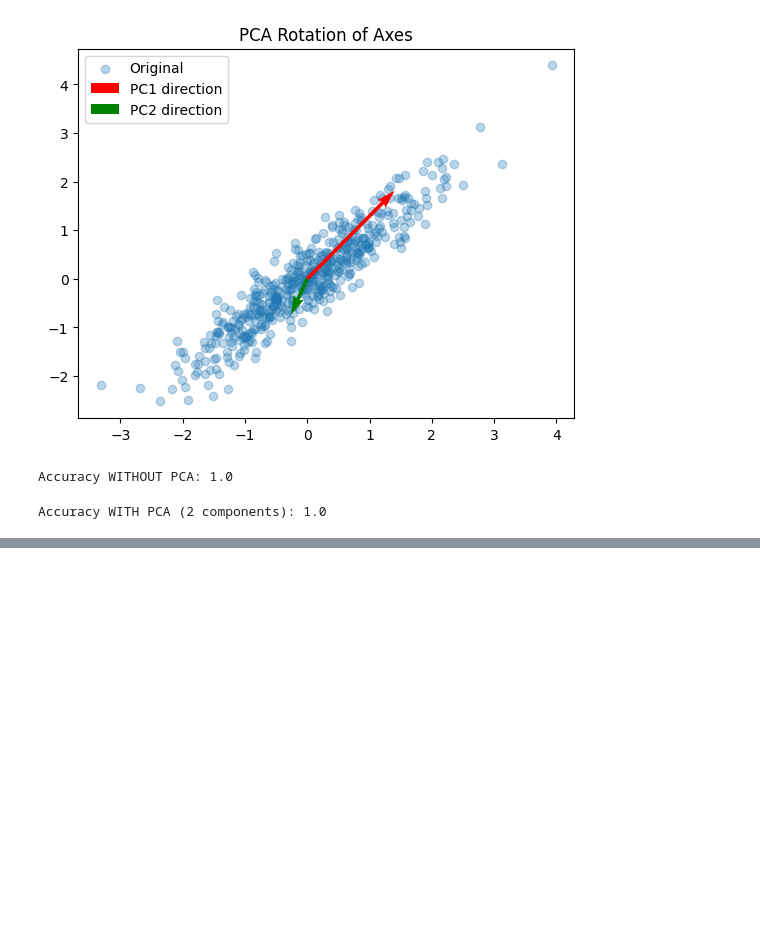
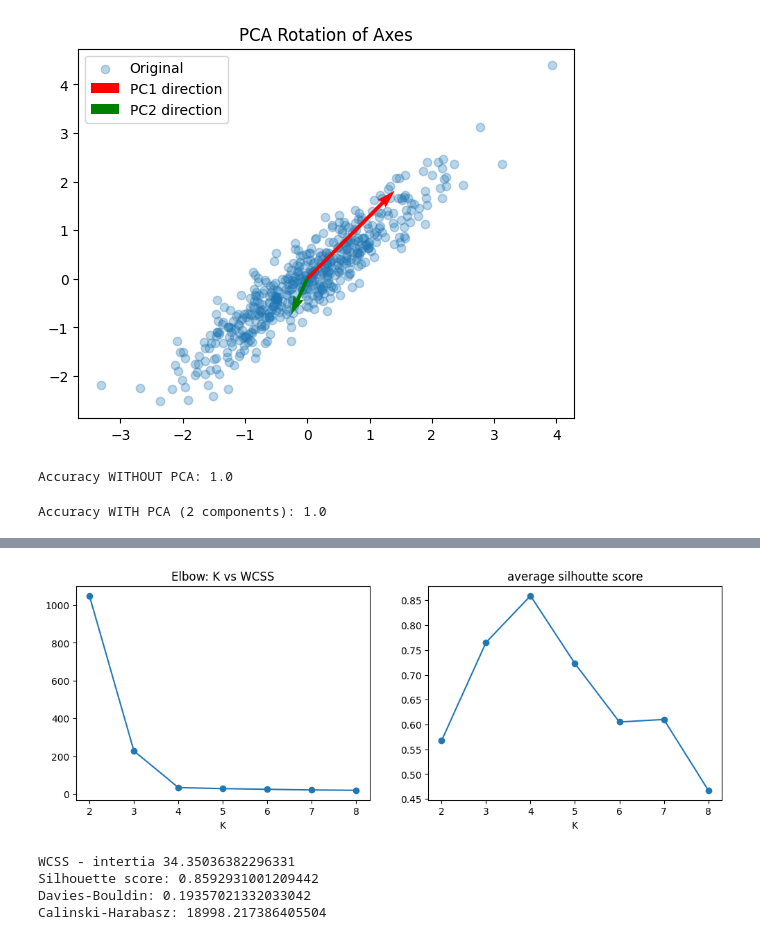
Before and after one commit to avikumart/DA-DS-Questions, a Jupyter notebook: ML_coding/Ml_coding_and_interviewn_practice.ipynb, the cells around one changed output, grey strips where cells are left out. Drawn from its saved outputs; the diff is of its cells as text; code cells hidden in the pictures; blank space fills up the shorter version.

```diff
--- a/ML_coding/Ml_coding_and_interviewn_practice.ipynb
+++ b/ML_coding/Ml_coding_and_interviewn_practice.ipynb
@@ -2264,0 +2314,21 @@ Accuracy WITH PCA (2 components): 1.0
+# %%
+ks = range(2,9)
+wcss = []
+sil = []
+for k in ks:
+  km = KMeans(n_clusters=k, init="k-means++", n_init=10, random_state=42)
+  km.fit(X_scaled)
+  wcss.append(km.inertia_)
+  sil.append(silhouette_score(X_scaled,km.labels_))
+
+fig, ax = plt.subplots(1,2, figsize=(12,4))
+ax[0].plot(ks, wcss, marker='o')
+ax[0].set_title("Elbow: K vs WCSS")
+ax[0].set_xlabel("K")
+
+ax[1].plot(ks, sil, marker="o")
+ax[1].set_title("average silhoutte score")
+ax[1].set_xlabel("K")
+plt.show()
+# %% [output]
+[figure, added]
@@ -2264,0 +2339,10 @@ Accuracy WITH PCA (2 components): 1.0
+# %%
+print("WCSS - intertia", km.inertia_)
+print("Silhouette score:", silhouette_score(X_scaled, labels))
+print("Davies-Bouldin:", davies_bouldin_score(X_scaled, labels))
+print("Calinski-Harabasz:", calinski_harabasz_score(X_scaled, labels))
+# %% [output]
+WCSS - intertia 34.35036382296331
+Silhouette score: 0.8592931001209442
+Davies-Bouldin: 0.19357021332033042
+Calinski-Harabasz: 18998.217386405504
```
Also changed, not shown: parts of 12 cells of this notebook.
